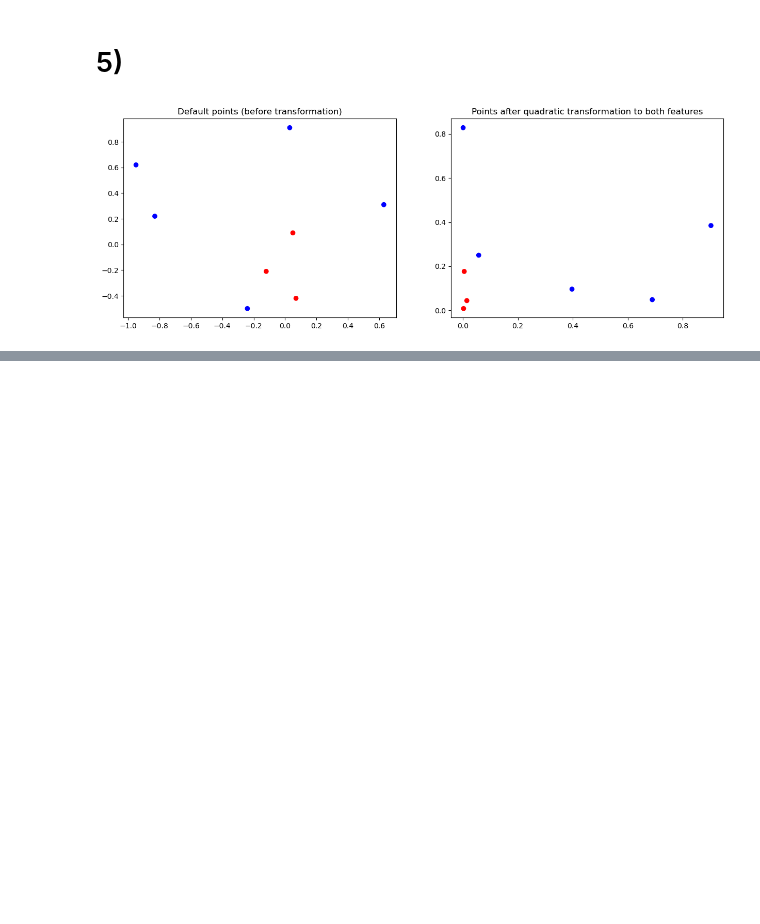
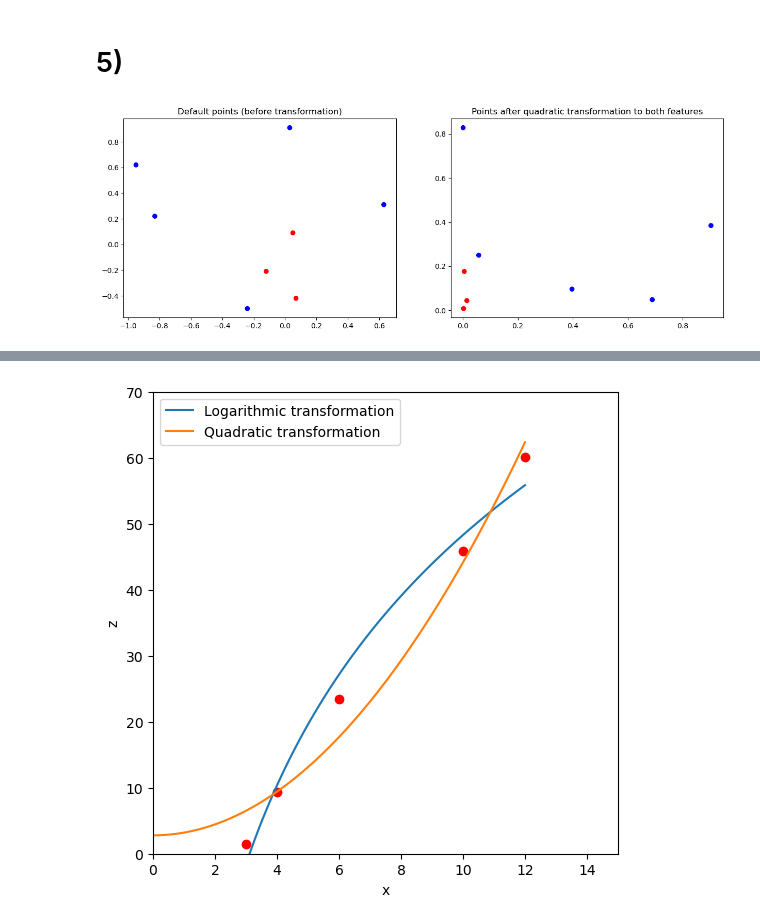
Before and after one commit to randomicecube/ml-exercises, a Jupyter notebook: p4/p4.ipynb, the cells around one changed output, grey strips where cells are left out. Cells and saved outputs as stored; diff of their text form; code cells hidden in the pictures; blank space fills up the shorter version.

```diff
--- a/p4/p4.ipynb
+++ b/p4/p4.ipynb
@@ -206,0 +282,34 @@ bmatrix(W, nameof(W), exercise=5)
+# %%
+W_1 = np.linalg.inv(Phi_1.T @ Phi_1) @ Phi_1.T @ Z
+W_2 = np.linalg.inv(Phi_2.T @ Phi_2) @ Phi_2.T @ Z
+
+bmatrix(W_1, nameof(W_1), exercise=6)
+bmatrix(W_2, nameof(W_2), exercise=6)
+# %%
+# plot both linear regressions, and the original data points
+
+fig, ax = plt.subplots(figsize=(6, 6))
+
+# plot the original data points
+ax.scatter(X, Z, c='r', marker='o')
+
+# plot the linear regression with logarithmic transformation
+x = np.linspace(0, 12, 100)
+y = W_1[1] * np.log(x) + W_1[0]
+ax.plot(x, y, label='Logarithmic transformation')
+
+# plot the linear regression with quadratic transformation
+x = np.linspace(0, 12, 100)
+y = W_2[1] * x**2 + W_2[0]
+ax.plot(x, y, label='Quadratic transformation')
+
+ax.set_xlabel('x')
+ax.set_ylabel('z')
+ax.set_xlim(0, 15)
+ax.set_ylim(0, 70)
+ax.legend()
+
+plt.savefig('./assets/ex-6/linear-regressions.png')
+plt.show()
+# %% [output]
+[figure, added]
```
Also changed, not shown: parts of 6 cells of this notebook, 21 other files.
